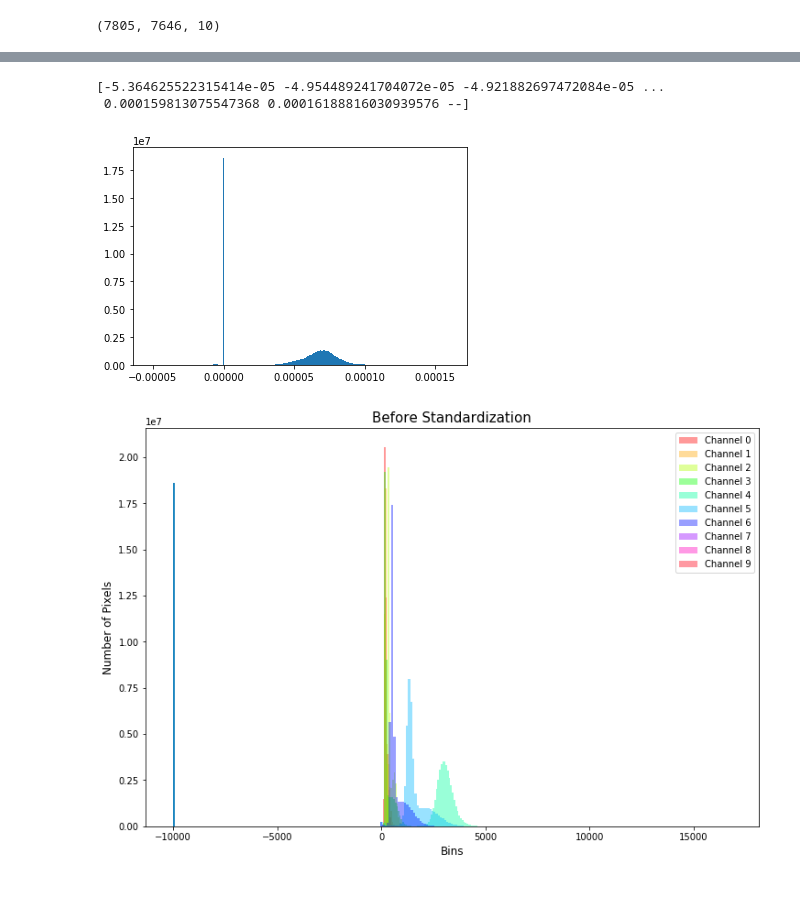
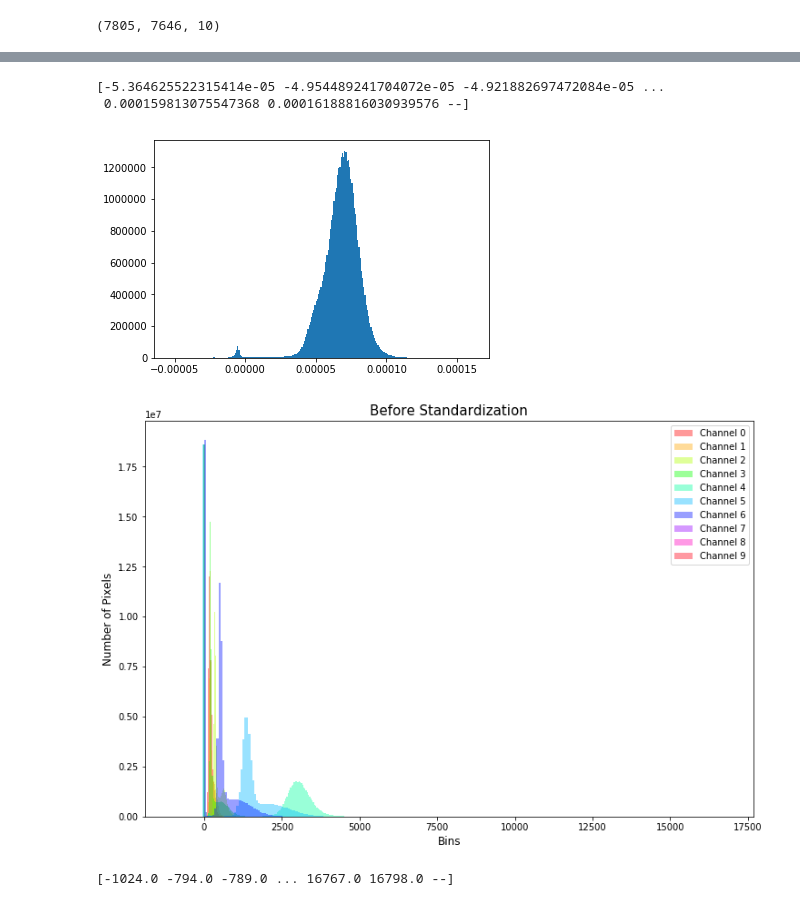
Before and after one commit to rvmaretto/deepgeo, a Jupyter notebook: notebooks/plot_preprocessor_results.ipynb, the cells around one changed output, grey strips where cells are left out. Cells and saved outputs as stored; diff of their text form; code cells hidden in the pictures.

```diff
--- a/notebooks/plot_preprocessor_results.ipynb
+++ b/notebooks/plot_preprocessor_results.ipynb
@@ -25,9 +25,9 @@ vector_shp = os.path.join(DATA_DIR, "PRODES2016_225-64_REP.shp")
 output_dir = os.path.join(DATA_DIR, "generated")
 fs.mkdir(output_dir)
 class_column = "agregClass"
+# %%
+preproc = prep.Preprocessor(raster_file, no_data=-9999)
 # %%
-preproc = prep.Preprocessor(raster_file, vector_shp)
-
 result = preproc.compute_indexes({
     "ndvi": {
         "idx_b_red": 3,
@@ -92,11 +93,13 @@ print(np.unique(evi))
 # %% [output]
 [-5.364625522315414e-05 -4.954489241704072e-05 -4.921882697472084e-05 ...
  0.000159813075547368 0.00016188816030939576 --]
-[figure, old version]
+[figure, new version]
 # %%
 #print(np.unique(evi))
 raster_ = preproc.get_raster_stacked_raster()
-image.plot_image_histogram(raster_, title = "Before Standardization")
+vis.plot_image_histogram(raster_, title = "Before Standardization")
+# print(np.unique(raster_))
 # %% [output]
-[figure, old version]
+[figure, new version]
+[-1024.0 -794.0 -789.0 ... 16767.0 16798.0 --]
 # %%
```
Also changed, not shown: parts of 9 cells of this notebook, 9 other files.
